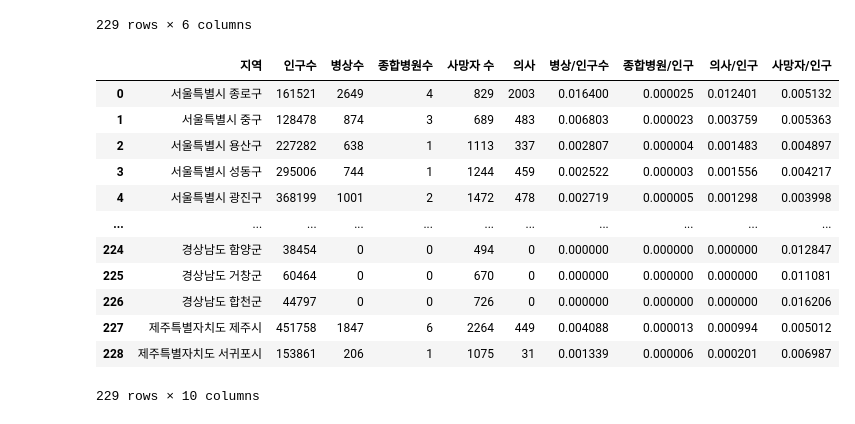
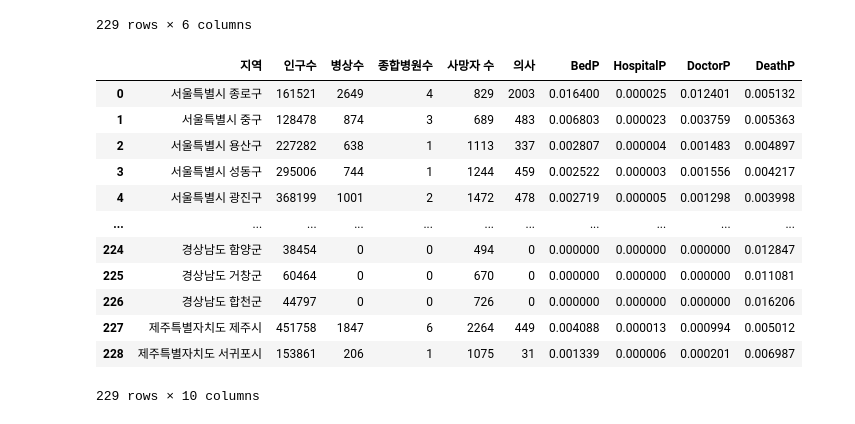
Before and after one commit to cav2280/dcx-final, a Jupyter notebook: main_종합병원.ipynb, the cells around one changed output. Saved outputs shown, nothing was run; the diff lists cells and outputs as text; code cells hidden in the pictures.

```diff
--- a/main_종합병원.ipynb
+++ b/main_종합병원.ipynb
@@ -682,14 +682,14 @@ merged_df
 | 228 | 제주특별자치도 서귀포시 | 153861 | 206 | 1 | 1075 | 31 |
 229 rows × 6 columns
 # %%
-merged_df['병상/인구수']=merged_df['병상수']/merged_df['인구수']
-merged_df['종합병원/인구']=merged_df['종합병원수']/merged_df['인구수']
-merged_df['의사/인구']=merged_df['의사']/merged_df['인구수']
-merged_df['사망자/인구']=merged_df['사망자 수']/merged_df['인구수']
+merged_df['BedP']=merged_df['병상수']/merged_df['인구수']
+merged_df['HospitalP']=merged_df['종합병원수']/merged_df['인구수']
+merged_df['DoctorP']=merged_df['의사']/merged_df['인구수']
+merged_df['DeathP']=merged_df['사망자 수']/merged_df['인구수']
 
 merged_df
 # %% [output]
-|  | 지역 | 인구수 | 병상수 | 종합병원수 | 사망자 수 | 의사 | 병상/인구수 | 종합병원/인구 | 의사/인구 | 사망자/인구 |
+|  | 지역 | 인구수 | 병상수 | 종합병원수 | 사망자 수 | 의사 | BedP | HospitalP | DoctorP | DeathP |
 | 0 | 서울특별시 종로구 | 161521 | 2649 | 4 | 829 | 2003 | 0.016400 | 0.000025 | 0.012401 | 0.005132 |
 | 1 | 서울특별시 중구 | 128478 | 874 | 3 | 689 | 483 | 0.006803 | 0.000023 | 0.003759 | 0.005363 |
 | 2 | 서울특별시 용산구 | 227282 | 638 | 1 | 1113 | 337 | 0.002807 | 0.000004 | 0.001483 | 0.004897 |
```
Also changed, not shown: parts of 8 cells of this notebook, 8 other files.
